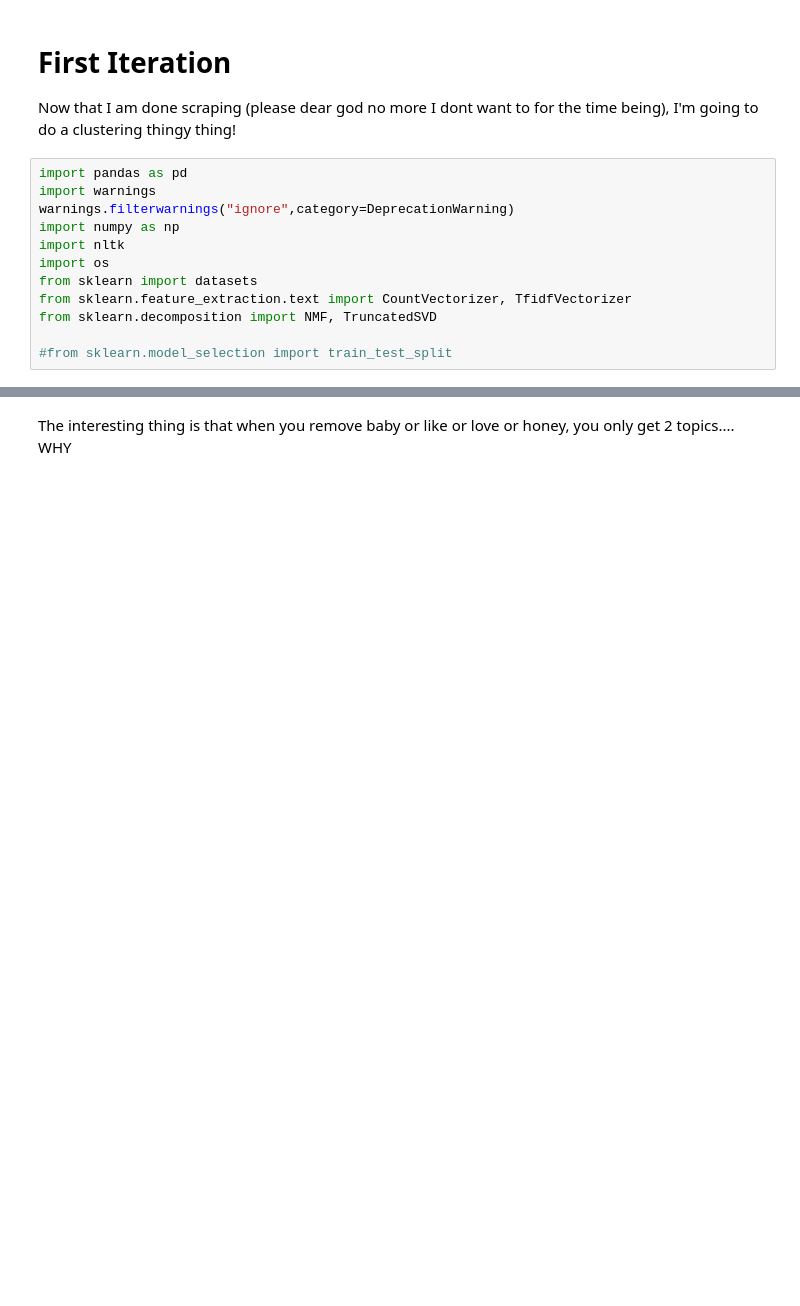
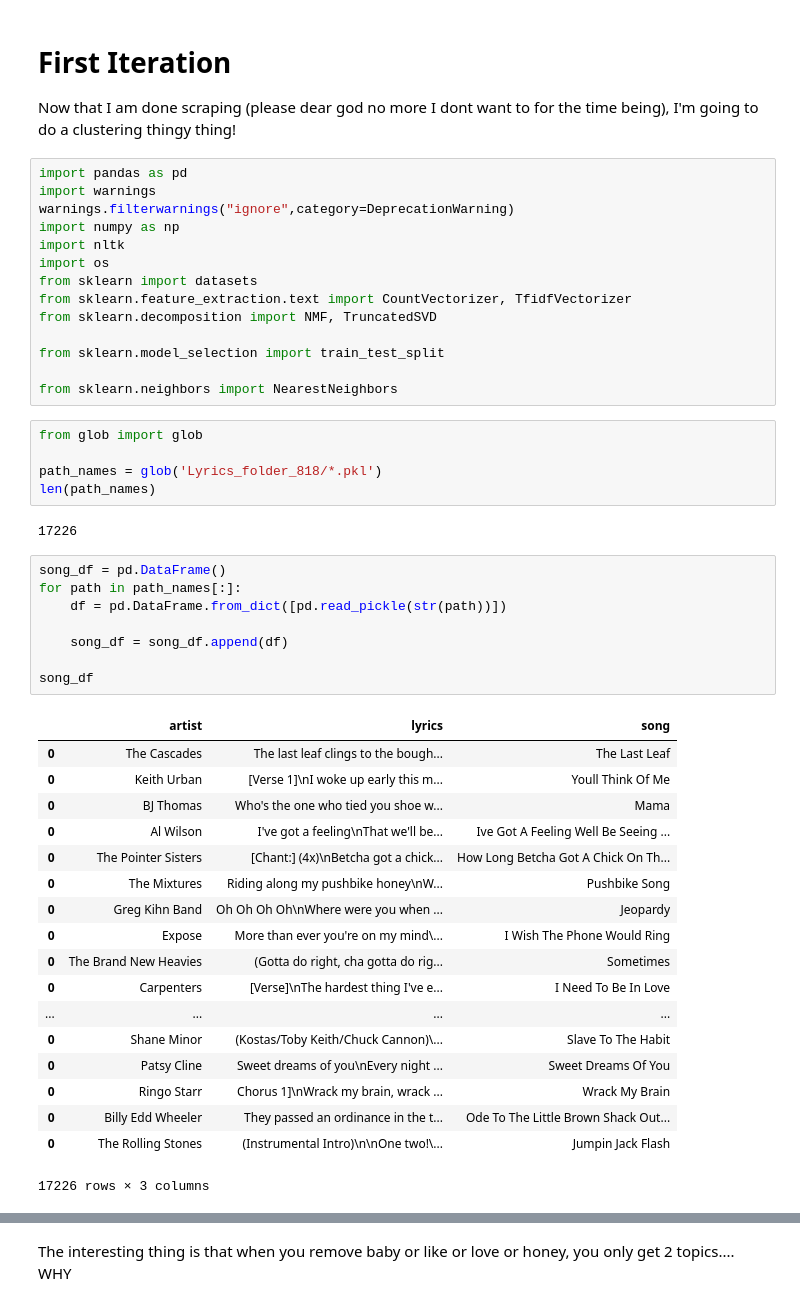
Before and after one commit to cjenniferwong/Metis_Project_4_Fletcher, a Jupyter notebook: PCA_jennwong.ipynb, the cells around one changed output, grey strips where cells are left out. Cells and saved outputs as stored; diff of their text form; blank space fills up the shorter version.

```diff
--- a/PCA_jennwong.ipynb
+++ b/PCA_jennwong.ipynb
@@ -12,7 +12,43 @@ from sklearn import datasets
 from sklearn.feature_extraction.text import CountVectorizer, TfidfVectorizer
 from sklearn.decomposition import NMF, TruncatedSVD
 
-#from sklearn.model_selection import train_test_split
+from sklearn.model_selection import train_test_split
+
+from sklearn.neighbors import NearestNeighbors
+# %%
+from glob import glob
+
+path_names = glob('Lyrics_folder_818/*.pkl')
+len(path_names)
+# %% [output]
+17226
+# %%
+song_df = pd.DataFrame()
+for path in path_names[:]:
+    df = pd.DataFrame.from_dict([pd.read_pickle(str(path))])
+
+    song_df = song_df.append(df)
+
+song_df
+# %% [output]
+|  | artist | lyrics | song |
+| 0 | The Cascades | The last leaf clings to the bough... | The Last Leaf |
+| 0 | Keith Urban | [Verse 1]\nI woke up early this m... | Youll Think Of Me |
+| 0 | BJ Thomas | Who's the one who tied you shoe w... | Mama |
+| 0 | Al Wilson | I've got a feeling\nThat we'll be... | Ive Got A Feeling Well Be Seeing ... |
+| 0 | The Pointer Sisters | [Chant:] (4x)\nBetcha got a chick... | How Long Betcha Got A Chick On Th... |
+| 0 | The Mixtures | Riding along my pushbike honey\nW... | Pushbike Song |
+| 0 | Greg Kihn Band | Oh Oh Oh Oh\nWhere were you when ... | Jeopardy |
+| 0 | Expose | More than ever you're on my mind\... | I Wish The Phone Would Ring |
+| 0 | The Brand New Heavies | (Gotta do right, cha gotta do rig... | Sometimes |
+| 0 | Carpenters | [Verse]\nThe hardest thing I've e... | I Need To Be In Love |
+| ... | ... | ... | ... |
+| 0 | Shane Minor | (Kostas/Toby Keith/Chuck Cannon)\... | Slave To The Habit |
+| 0 | Patsy Cline | Sweet dreams of you\nEvery night ... | Sweet Dreams Of You |
+| 0 | Ringo Starr | Chorus 1]\nWrack my brain, wrack ... | Wrack My Brain |
+| 0 | Billy Edd Wheeler | They passed an ordinance in the t... | Ode To The Little Brown Shack Out... |
+| 0 | The Rolling Stones | (Instrumental Intro)\n\nOne two!\... | Jumpin Jack Flash |
+17226 rows × 3 columns
 # %%
 # loading in my dataset
 
```
Also changed, not shown: parts of 20 cells of this notebook, 6 other files.
